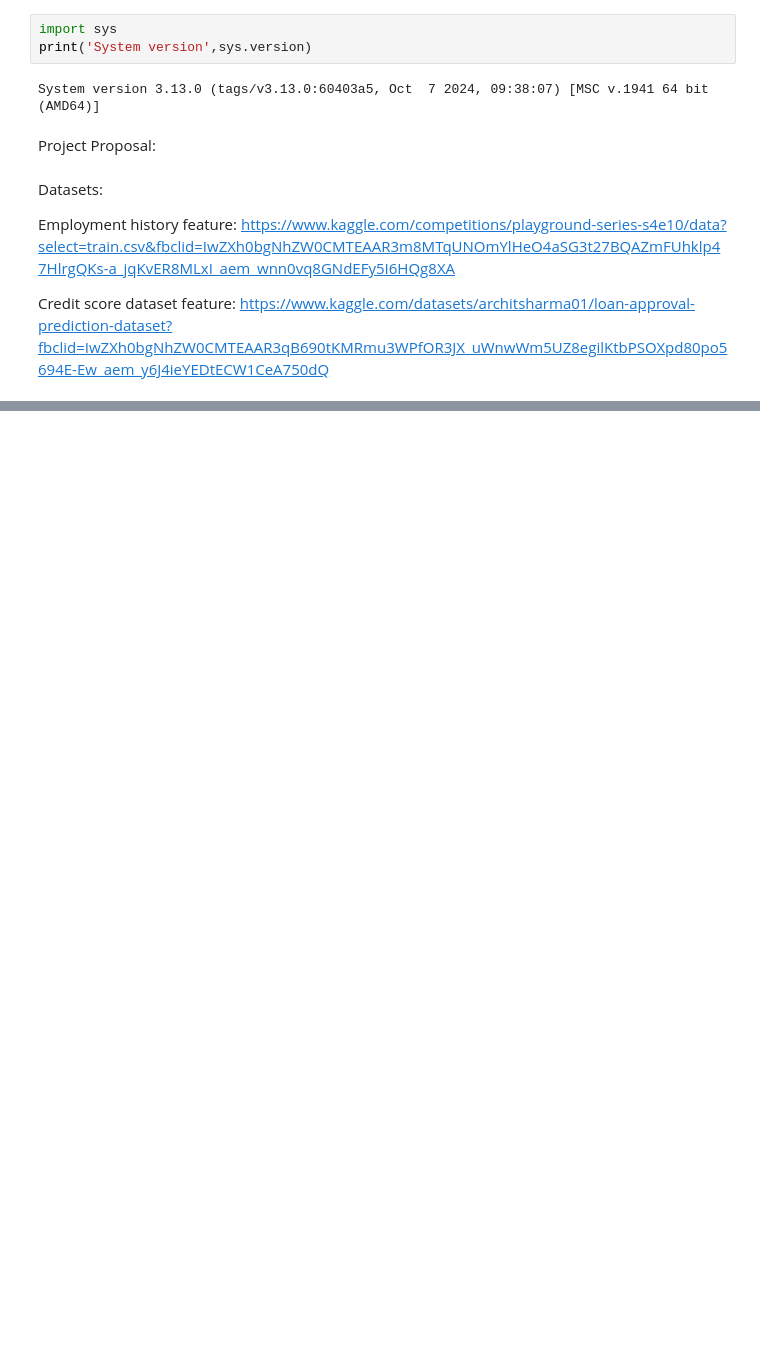
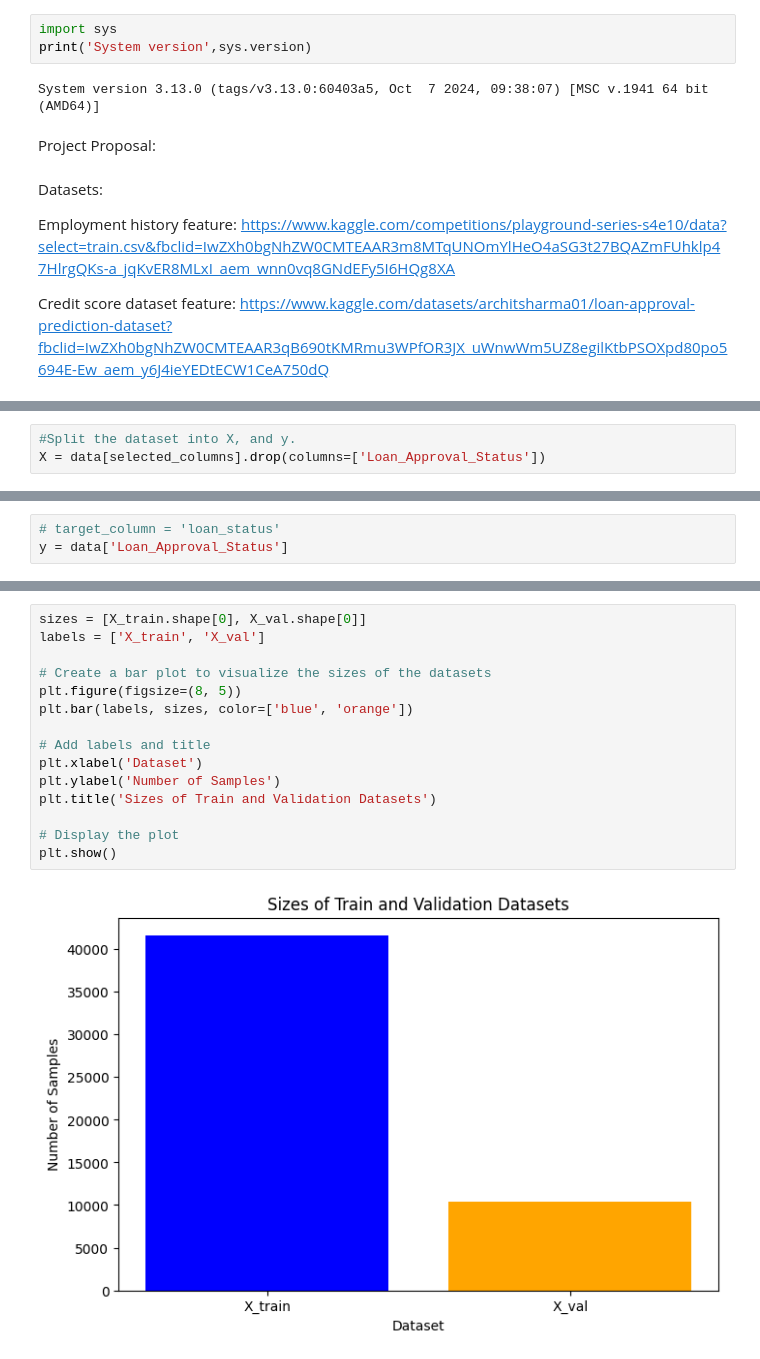
Before and after one commit to Harithelamin/ACIT4620-24H-G6, a Jupyter notebook: main.ipynb, the cells around one changed output, grey strips where cells are left out. Saved outputs shown, nothing was run; the diff lists cells and outputs as text; blank space fills up the shorter version.

```diff
--- a/main.ipynb
+++ b/main.ipynb
@@ -412,0 +238,3 @@ print(sample_data.head())
+# %%
+#Split the dataset into X, and y.
+X = data[selected_columns].drop(columns=['Loan_Approval_Status'])
@@ -412,0 +261,3 @@ print(sample_data.head())
+# %%
+# target_column = 'loan_status'
+y = data['Loan_Approval_Status']
@@ -412,0 +290,17 @@ print(sample_data.head())
+# %%
+sizes = [X_train.shape[0], X_val.shape[0]]
+labels = ['X_train', 'X_val']
+
+# Create a bar plot to visualize the sizes of the datasets
+plt.figure(figsize=(8, 5))
+plt.bar(labels, sizes, color=['blue', 'orange'])
+
+# Add labels and title
+plt.xlabel('Dataset')
+plt.ylabel('Number of Samples')
+plt.title('Sizes of Train and Validation Datasets')
+
+# Display the plot
+plt.show()
+# %% [output]
+[figure, added]
```
Also changed, not shown: parts of 52 cells of this notebook.
